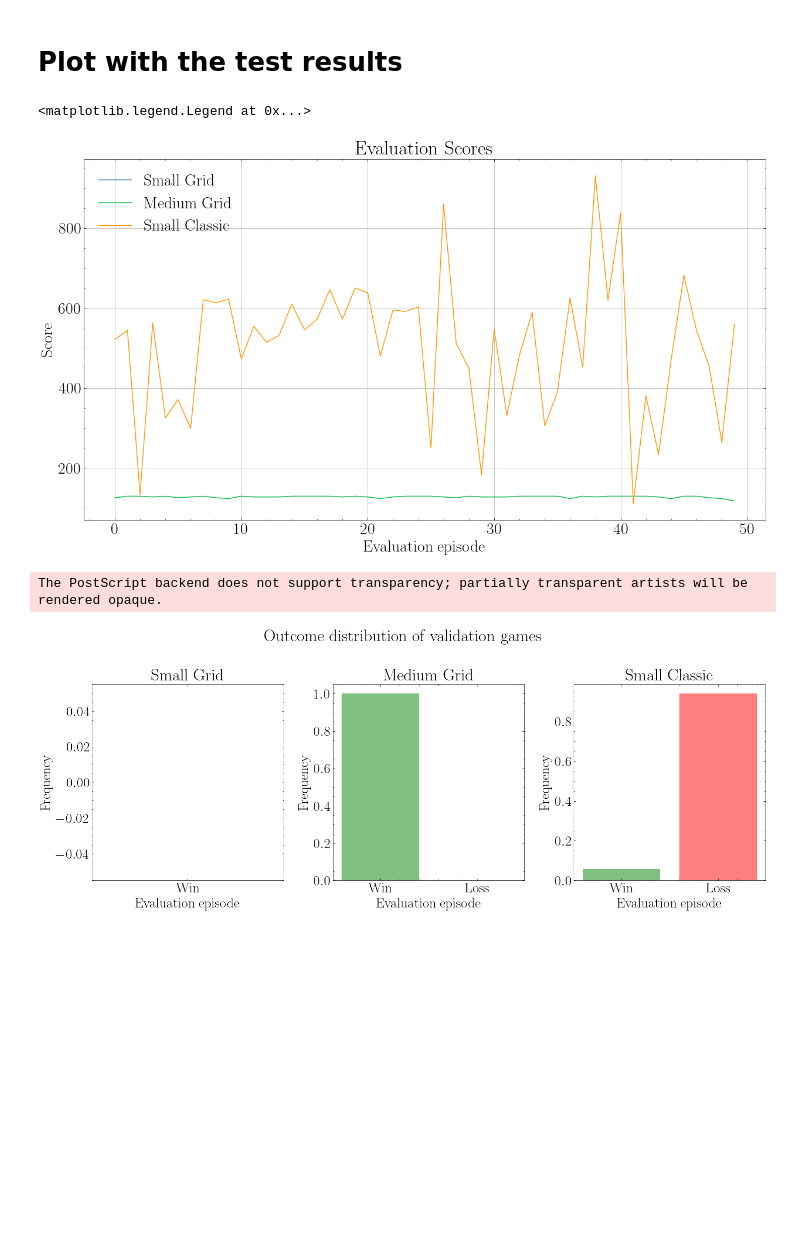
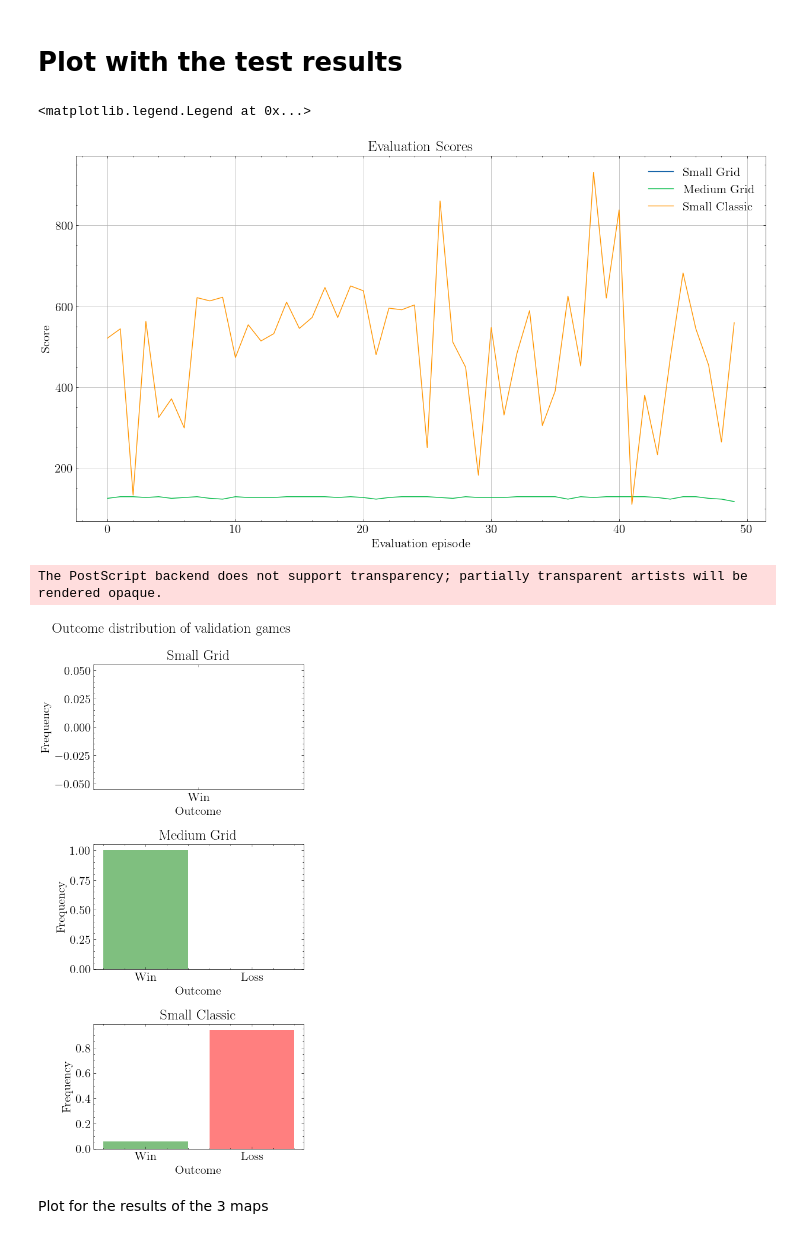
Before and after one commit to LinusKullmyr/Pacman, a Jupyter notebook: Visualize_Logging.ipynb, the cells around one changed output. Cells and saved outputs as stored; diff of their text form; code cells hidden in the pictures; blank space fills up the shorter version.

Commit message:
Update Visualizer

```diff
--- a/Visualize_Logging.ipynb
+++ b/Visualize_Logging.ipynb
@@ -106,7 +106,7 @@ rewardsMA = movingAverage(rewards, window_size)
 # %%
 # Plot for Poster
 
-plt.rcParams['font.size'] = 20
+plt.rcParams['font.size'] = 15
 plt.figure(figsize=(15, 8))
 plt.plot(rewards, 'tab:blue',label = 'Rewards')
 plt.plot(rewardsMA, 'tab:green', label=f'Moving Average', linewidth = 3)
@@ -173,50 +173,55 @@ plt.grid()
 plt.legend()
 # %% [output]
 <matplotlib.legend.Legend at 0x...>
-[figure, old version]
+[figure, new version]
 # %%
-plt.figure(figsize=(15, 6))
+size = 10
+ratio = 0.75
+
+plt.figure(figsize=(2*size * (1-ratio),size))
 labels = ['Win', 'Loss']
 
 # smallGrid
-plt.subplot(131)
+plt.subplot(311)
 
 win_count = smallGridEvaluationWins.count("Win")
 loss_count = smallGridEvaluationWins.count("Loss")
 values = np.array([win_count, loss_count]) / (win_count+loss_count)
 plt.bar(labels, values, color=['green', 'red'], alpha=0.5)
 plt.title('Small Grid')
-plt.xlabel('Evaluation episode')
+plt.xlabel('Outcome')
 plt.ylabel('Frequency')
 
 # mediumGrid
-plt.subplot(132)
+plt.subplot(312)
 win_count = mediumGridEvaluationWins.count("Win")
 loss_count = mediumGridEvaluationWins.count("Loss")
 values = np.array([win_count, loss_count]) / (win_count+loss_count)
 plt.bar(labels, values, color=['green', 'red'], alpha=0.5)
 plt.title('Medium Grid')
-plt.xlabel('Evaluation episode')
+plt.xlabel('Outcome')
 plt.ylabel('Frequency')
 
 # smallClassic
-plt.subplot(133)
+plt.subplot(313)
 
 win_count = smallClassicEvaluationWins.count("Win")
 loss_count = smallClassicEvaluationWins.count("Loss")
 values = np.array([win_count, loss_count]) / (win_count+loss_count)
 plt.bar(labels, values, color=['green', 'red'], alpha=0.5)
 plt.title('Small Classic')
-plt.xlabel('Evaluation episode')
+plt.xlabel('Outcome')
 plt.ylabel('Frequency')
 
 plt.suptitle('Outcome distribution of validation games')
 
 plt.tight_layout()
 # save the plot
 plt.savefig("logs/EvaluationPlot.eps", format="eps")
 
 plt.show()
 # %% [output]
 The PostScript backend does not support transparency; partially transparent artists will be rendered opaque.
-[figure, old version]
+[figure, new version]
+# %% [markdown]
+Plot for the results of the 3 maps
```
Also changed, not shown: parts of 5 cells of this notebook, 3 other files.
